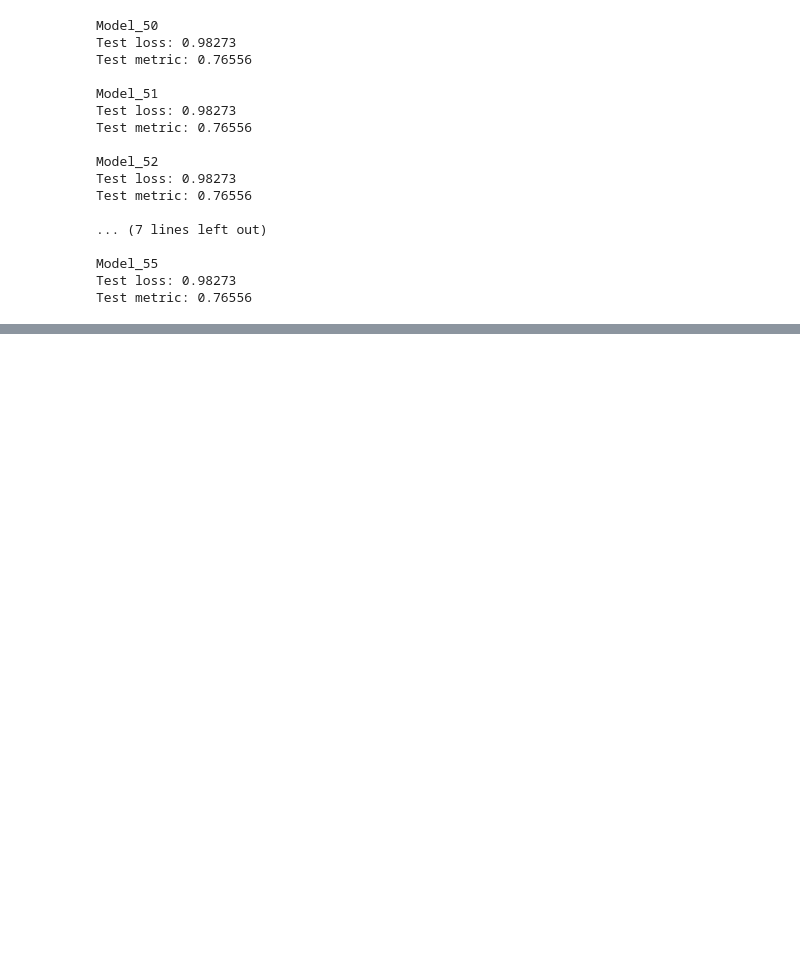
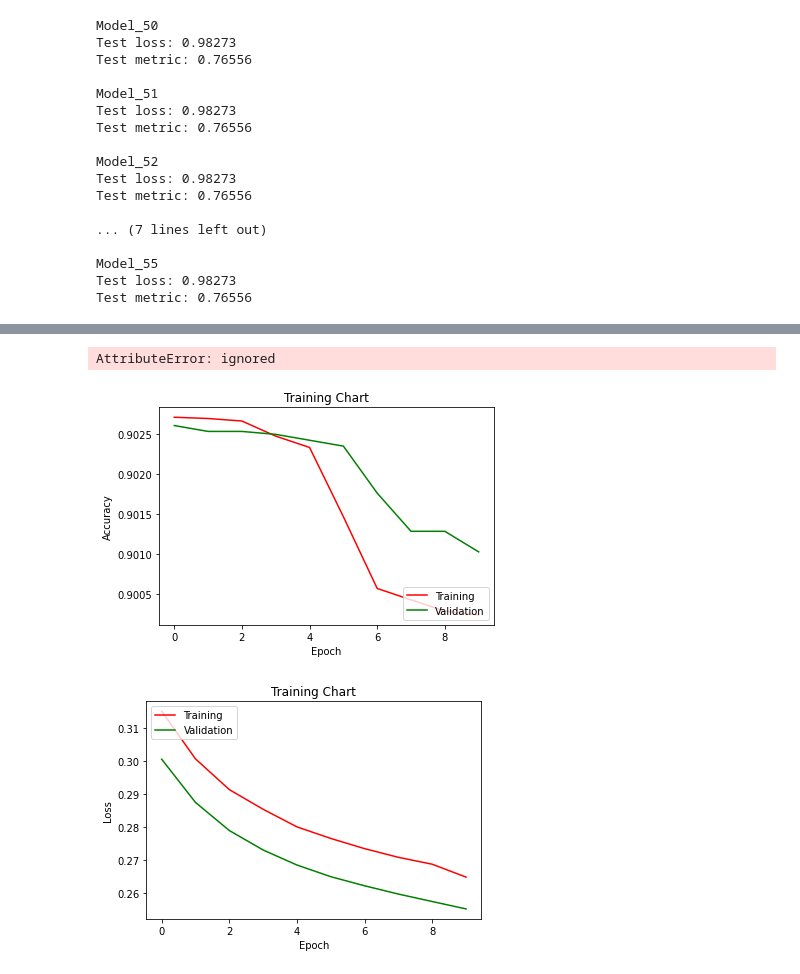
Before and after one commit to barauna-lo/Neurocomputing, a Jupyter notebook: Project_01_MLP.ipynb, the cells around one changed output, grey strips where cells are left out. Saved outputs shown, nothing was run; the diff lists cells and outputs as text; code cells hidden in the pictures; blank space fills up the shorter version.

```diff
--- a/Project_01_MLP.ipynb
+++ b/Project_01_MLP.ipynb
@@ -691,0 +817,5 @@ Test metric: 0.76556
+# %%
+#Defining the feature how will be our classify 🎯
+targets = features['hazardous']
+features = features.drop('hazardous', axis=1)
+targets.value_counts()
@@ -691,0 +826,4 @@ Test metric: 0.76556
+# %%
+scaler = MinMaxScaler() #Why use this?
+features = pd.DataFrame(scaler.fit_transform(features), columns=features.columns)
+features.head()
@@ -691,0 +837,5 @@ Test metric: 0.76556
+# %%
+
+
+x_train, x_test, y_train, y_test = train_test_split(features, targets, random_state=42, test_size=0.3)
+x_train.shape, y_train.shape, x_test.shape, y_test.shape
@@ -693,0 +883,35 @@ Test metric: 0.76556
+# %%
+import time
+#x_train, x_test, y_train, y_test
+epochs = 10
+start_time = time.time()
+history = model.fit(x_train.values, y_train.values, epochs=epochs, batch_size=32,
+                    validation_data=(x_test.values, y_test.values), verbose=1, shuffle=True,)
+print("Time spent: %d seconds" % (time.time() - start_time), "\r\nEpochs: %d" % (epochs))
+# %%
+
+
+predict_tree = history.predict(x_test)
+print(classification_report(y_test, predict_tree))
+# %% [output]
+AttributeError: ignored
+# %%
+import matplotlib.pyplot as plt
+plt.plot(history.history['accuracy'], color="r")
+plt.plot(history.history['val_accuracy'], color="g")
+plt.title('Training Chart')
+plt.ylabel('Accuracy')
+plt.xlabel('Epoch')
+plt.legend(['Training', 'Validation'], loc='lower right')
+plt.show()
+
+plt.plot(history.history['loss'], color="r")
+plt.plot(history.history['val_loss'], color="g")
+plt.title('Training Chart')
+plt.ylabel('Loss')
+plt.xlabel('Epoch')
+plt.legend(['Training', 'Validation'], loc='upper left')
+plt.show()
+# %% [output]
+[figure, added]
+[figure, added]
```
Also changed, not shown: parts of 20 cells of this notebook.
